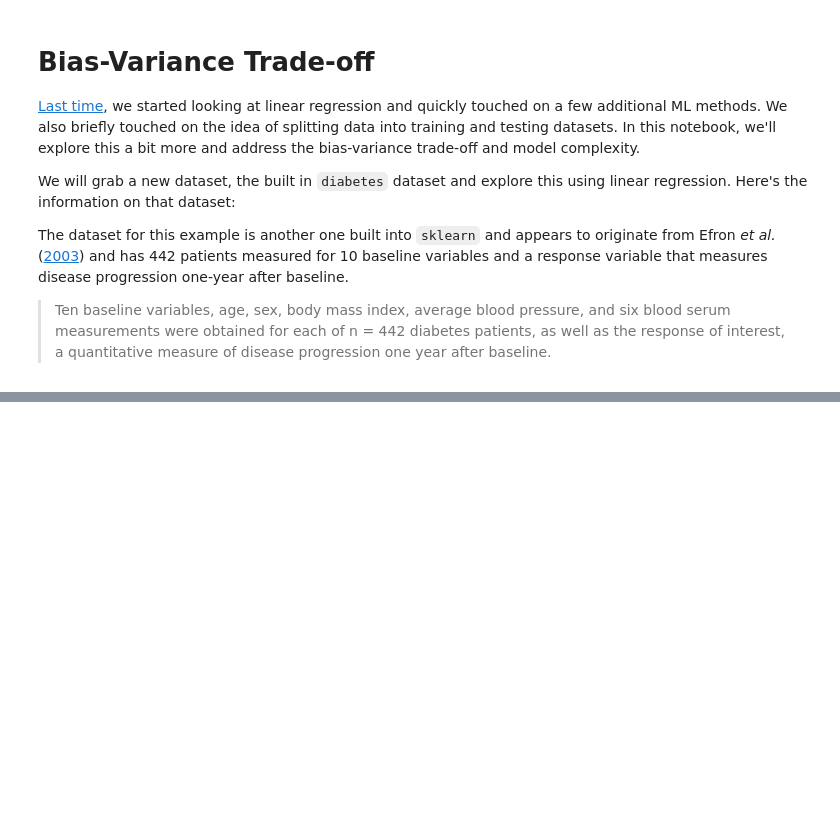
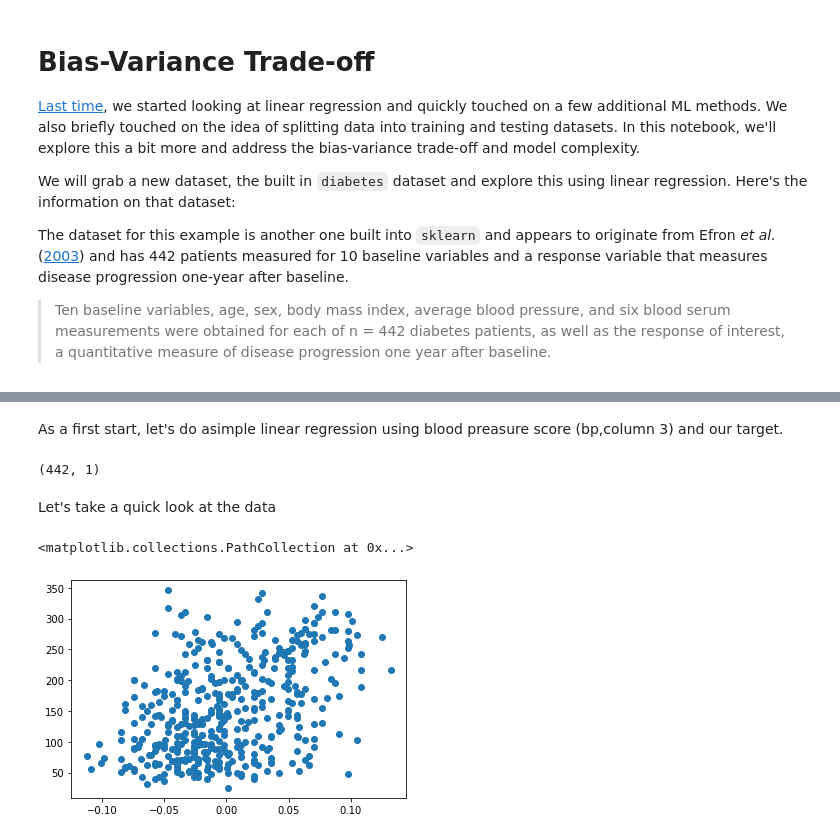
Before and after one commit to AIBiology/Jupyter_Content, a Jupyter notebook: teach_08_Bias_variance_tradeoff.ipynb, the cells around one changed output, grey strips where cells are left out. Cells and saved outputs as stored; diff of their text form; code cells hidden in the pictures; blank space fills up the shorter version.

```diff
--- a/teach_08_Bias_variance_tradeoff.ipynb
+++ b/teach_08_Bias_variance_tradeoff.ipynb
@@ -17,0 +24,17 @@ ModuleNotFoundError: No module named 'seaborn'
+# %%
+X_diabetes, y_diabetes = load_diabetes(return_X_y=True) # Reload for sklearn use
+# %% [markdown]
+As a first start, let's do  asimple linear regression using blood preasure score (bp,column 3) and our target.
+# %%
+X_bp = X_diabetes[:,3, np.newaxis]
+X_bp.shape
+# %% [output]
+(442, 1)
+# %% [markdown]
+Let's take a quick look at the data
+# %%
+import matplotlib.pyplot as plt
+plt.scatter(X_bp,y_diabetes)
+# %% [output]
+<matplotlib.collections.PathCollection at 0x...>
+[figure, added]
```
Also changed, not shown: parts of 19 cells of this notebook.
